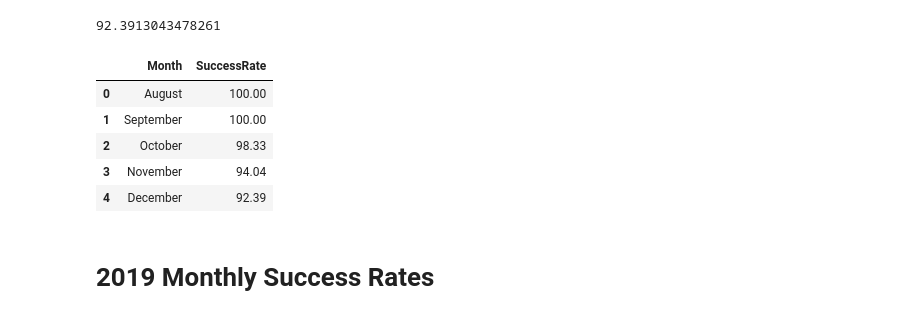
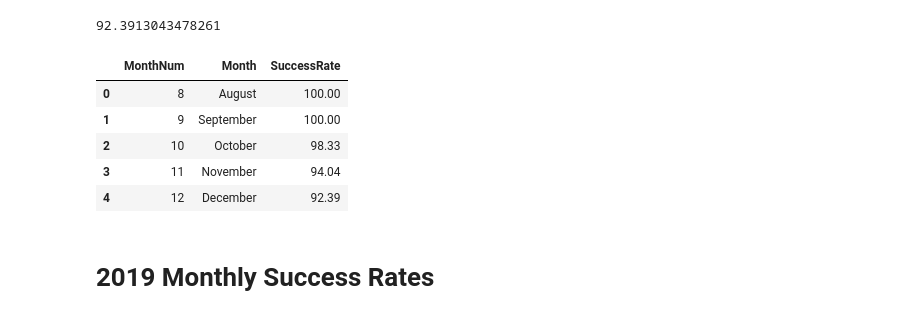
Before and after one commit to bsfcs/smile-on-spiderman, a Jupyter notebook: notebooks/smile_on_eda.ipynb, the cells around one changed output. Saved outputs shown, nothing was run; the diff lists cells and outputs as text; code cells hidden in the pictures.

```diff
--- a/notebooks/smile_on_eda.ipynb
+++ b/notebooks/smile_on_eda.ipynb
@@ -477,18 +477,19 @@ print(85/(85+7)*100)
 # %% [output]
 92.3913043478261
 # %%
-data_2018 = {'Month': ['August','September','October','November', 'December'],
+data_2018 = {'MonthNum': [8,9,10,11,12],
+    'Month': ['August','September','October','November', 'December'],
         'SuccessRate': [100,100,98.33,94.04,92.39]}
 
-success_rate_2018 = pd.DataFrame(data_2018, columns = ['Month', 'SuccessRate'])
+success_rate_2018 = pd.DataFrame(data_2018, columns = ['MonthNum', 'Month', 'SuccessRate'])
 success_rate_2018.head()
 # %% [output]
-|  | Month | SuccessRate |
-| 0 | August | 100.00 |
-| 1 | September | 100.00 |
-| 2 | October | 98.33 |
-| 3 | November | 94.04 |
-| 4 | December | 92.39 |
+|  | MonthNum | Month | SuccessRate |
+| 0 | 8 | August | 100.00 |
+| 1 | 9 | September | 100.00 |
+| 2 | 10 | October | 98.33 |
+| 3 | 11 | November | 94.04 |
+| 4 | 12 | December | 92.39 |
 # %% [markdown]
 # 2019 Monthly Success Rates
 # %%
```
Also changed, not shown: parts of 10 cells of this notebook.
